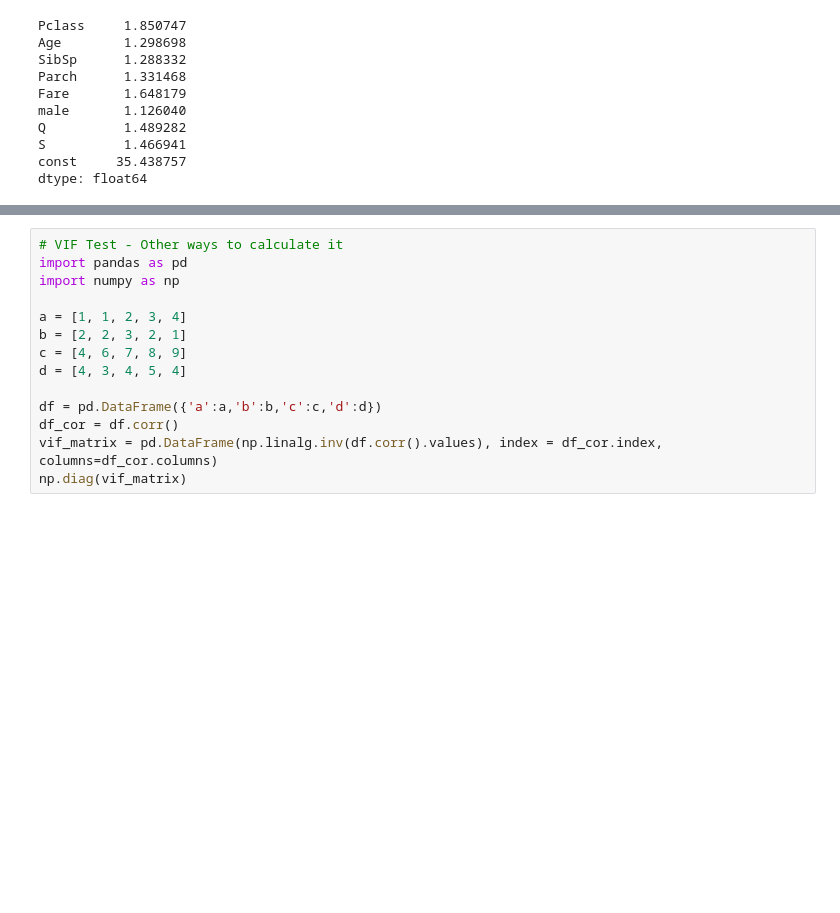
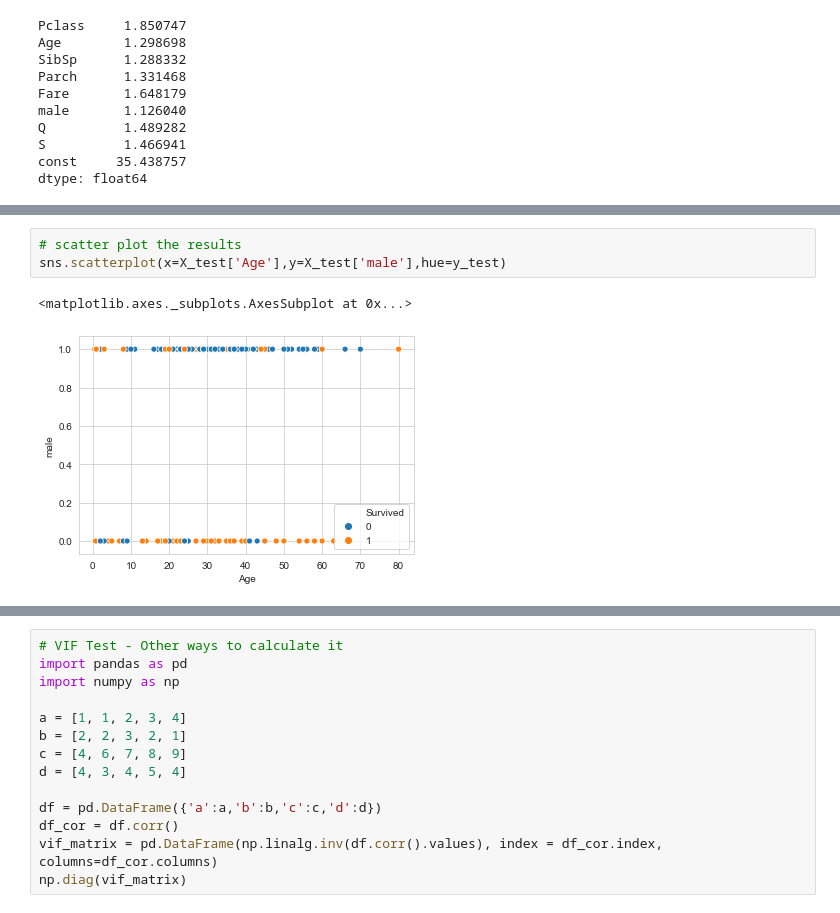
Before and after one commit to arcticv/python, a Jupyter notebook: vc7_ML_linear_logistic_regression.ipynb, the cells around one changed output, grey strips where cells are left out. Cells and saved outputs as stored; diff of their text form; blank space fills up the shorter version.

```diff
--- a/vc7_ML_linear_logistic_regression.ipynb
+++ b/vc7_ML_linear_logistic_regression.ipynb
@@ -529,0 +554,6 @@ print('')
+# %%
+# scatter plot the results
+sns.scatterplot(x=X_test['Age'],y=X_test['male'],hue=y_test)
+# %% [output]
+<matplotlib.axes._subplots.AxesSubplot at 0x...>
+[figure, added]
```
Also changed, not shown: parts of 10 cells of this notebook.
